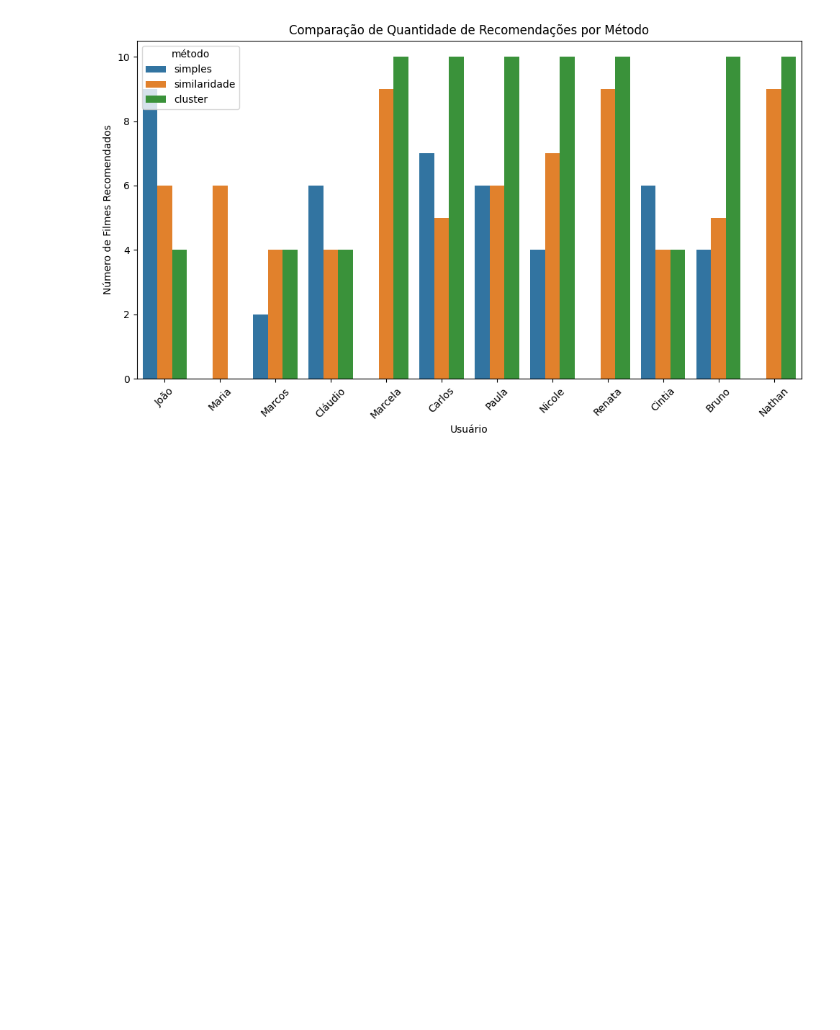
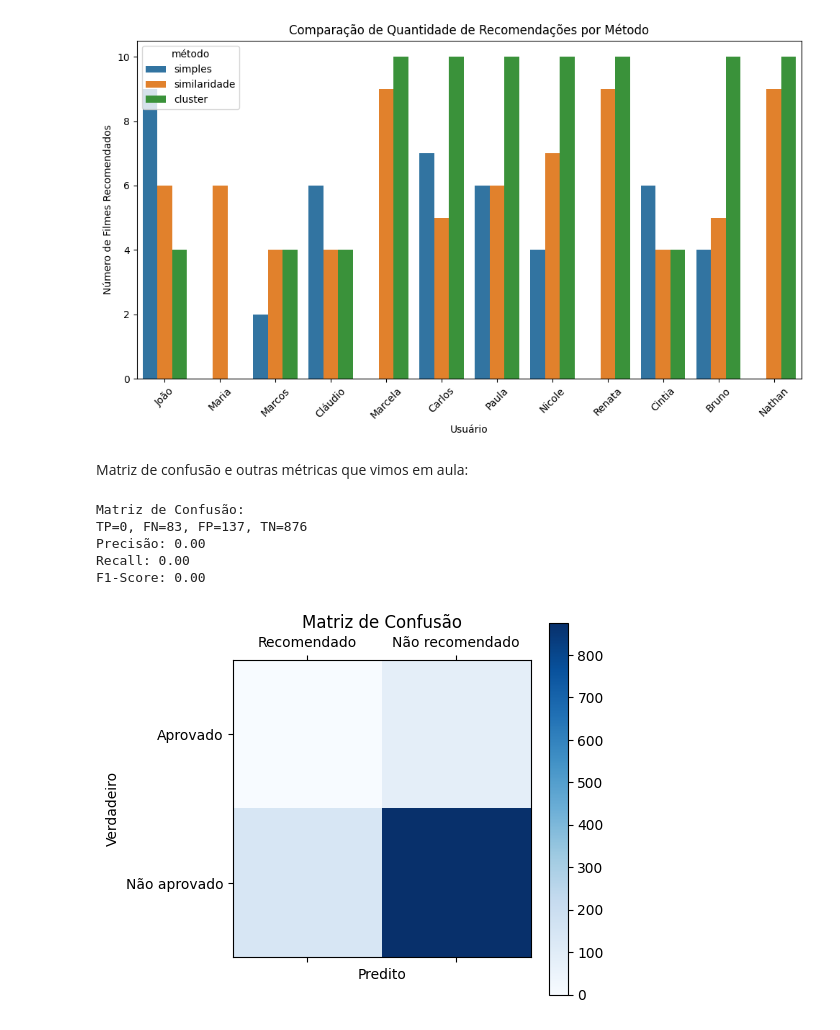
Before and after one commit to Chrstxxan/Suggest-AI, a Jupyter notebook: analise_recomendacoes.ipynb, the cells around one changed output. Cells and saved outputs as stored; diff of their text form; code cells hidden in the pictures; blank space fills up the shorter version.

```diff
--- a/analise_recomendacoes.ipynb
+++ b/analise_recomendacoes.ipynb
@@ -91,3 +91,63 @@ plt.tight_layout()
 plt.show()
 # %% [output]
 [figure]
+# %% [markdown]
+Matriz de confusão e outras métricas que vimos em aula:
+# %%
+import pandas as pd
+import matplotlib.pyplot as plt
+from src.recommender import InteractiveRecommender
+
+# --- Inicializa o recommender ---
+recommender = InteractiveRecommender()
+
+# --- Prepara contadores para matriz de confusão ---
+TP = FP = FN = TN = 0
+top_n = 5  # número de recomendações por usuário
+
+# --- Avaliação por usuário ---
+for uid, u in recommender.users.items():
+    filmes_aprovados = set(u["movies"])  # filmes que o usuário aprovou
+    todos_filmes = set(recommender.movies.keys())
+    filmes_nao_aprovados = todos_filmes - filmes_aprovados
+
+    recs = set(recommender.get_recommendations(uid, top_n=top_n))
+
+    # Verdadeiro Positivo: aprovado e recomendado
+    TP += len(filmes_aprovados & recs)
+    # Falso Negativo: aprovado mas não recomendado
+    FN += len(filmes_aprovados - recs)
+    # Falso Positivo: não aprovado mas recomendado
+    FP += len(filmes_nao_aprovados & recs)
+    # Verdadeiro Negativo: não aprovado e não recomendado
+    TN += len(filmes_nao_aprovados - recs)
+
+# --- Calcula métricas ---
+precision = TP / (TP + FP) if (TP + FP) > 0 else 0
+recall = TP / (TP + FN) if (TP + FN) > 0 else 0
+f1 = 2 * precision * recall / (precision + recall) if (precision + recall) > 0 else 0
+
+# --- Matriz de confusão ---
+cm = [[TP, FN], [FP, TN]]
+
+print(f"Matriz de Confusão:\nTP={TP}, FN={FN}, FP={FP}, TN={TN}")
+print(f"Precisão: {precision:.2f}")
+print(f"Recall: {recall:.2f}")
+print(f"F1-Score: {f1:.2f}")
+
+# --- Plot ---
+plt.matshow(cm, cmap="Blues")
+plt.title("Matriz de Confusão")
+plt.colorbar()
+plt.xlabel("Predito")
+plt.ylabel("Verdadeiro")
+plt.xticks([0,1], ["Recomendado", "Não recomendado"])
+plt.yticks([0,1], ["Aprovado", "Não aprovado"])
+plt.show()
+# %% [output]
+Matriz de Confusão:
+TP=0, FN=83, FP=137, TN=876
+Precisão: 0.00
+Recall: 0.00
+F1-Score: 0.00
+[figure, added]
```
Also changed, not shown: 5 other files.
